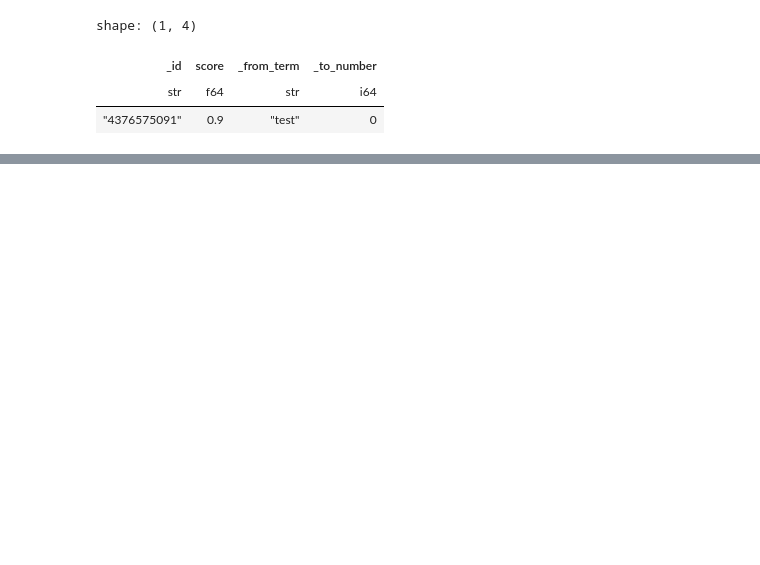
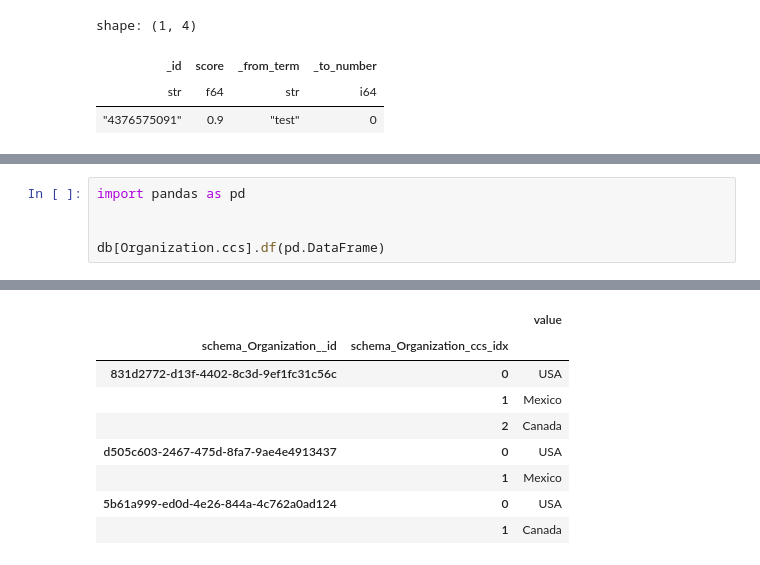
Before and after one commit to cloudlane-one/py-research, a Jupyter notebook: exp/test_db.ipynb, the cells around one changed output, grey strips where cells are left out. Saved outputs shown, nothing was run; the diff lists cells and outputs as text; blank space fills up the shorter version.

```diff
--- a/exp/test_db.ipynb
+++ b/exp/test_db.ipynb
@@ -316,0 +303,6 @@ shape: (7, 3)
+# %%
+import pandas as pd
+
+
+db[Organization.ccs].df(pd.DataFrame)
+# %% [output]
@@ -317,3 +310,12 @@ shape: (7, 3)
+|  |  | value |
+| schema_Organization__id | schema_Organization_ccs_idx |  |
+| 831d2772-d13f-4402-8c3d-9ef1fc31c56c | 0 | USA |
+|  | 1 | Mexico |
+|  | 2 | Canada |
+| d505c603-2467-475d-8fa7-9ae4e4913437 | 0 | USA |
+|  | 1 | Mexico |
+| 5b61a999-ed0d-4e26-844a-4c762a0ad124 | 0 | USA |
+|  | 1 | Canada |
 # %%
 stats.sort_stats("cumulative")
 stats.print_stats("py_research")
```
Also changed, not shown: parts of 9 cells of this notebook, 1 other file.
